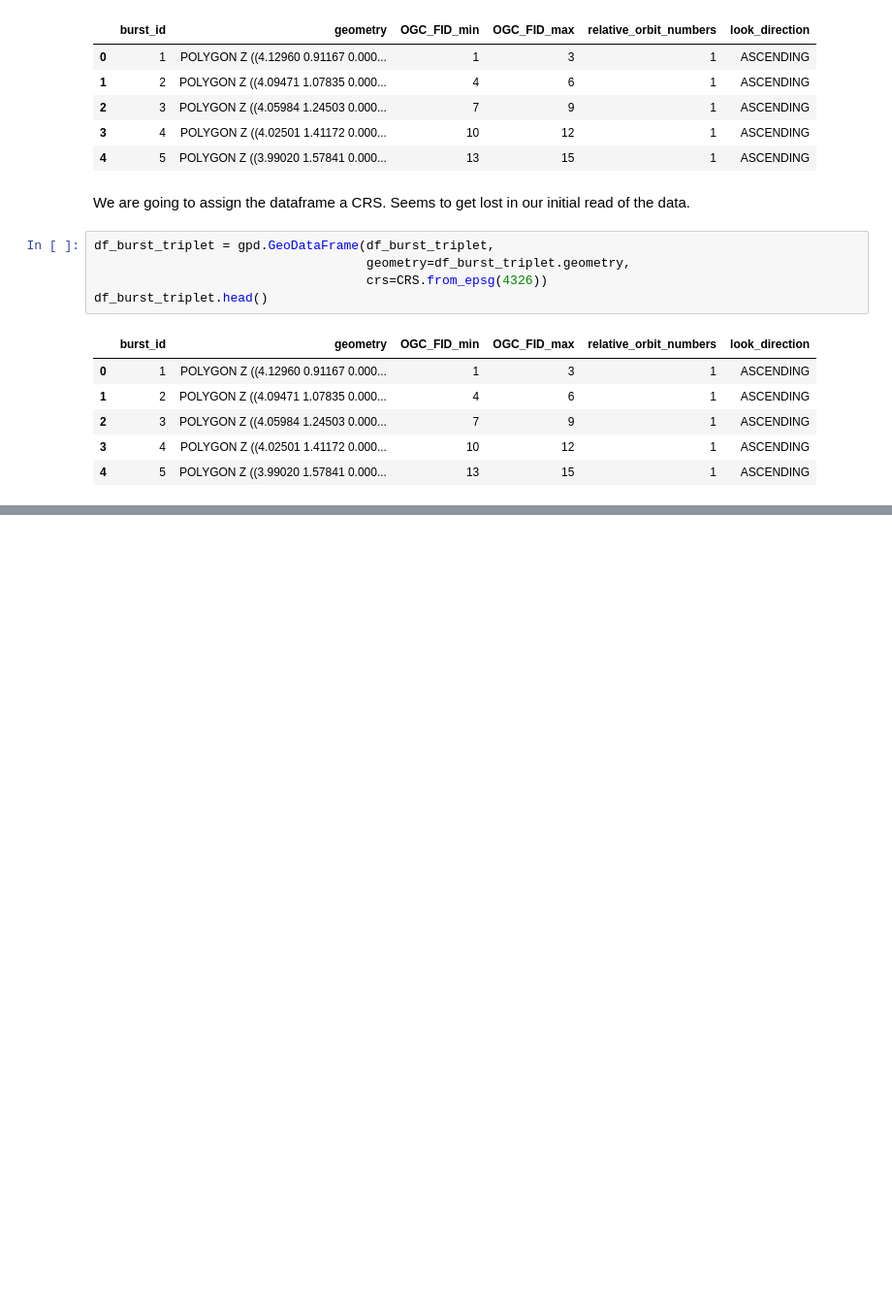
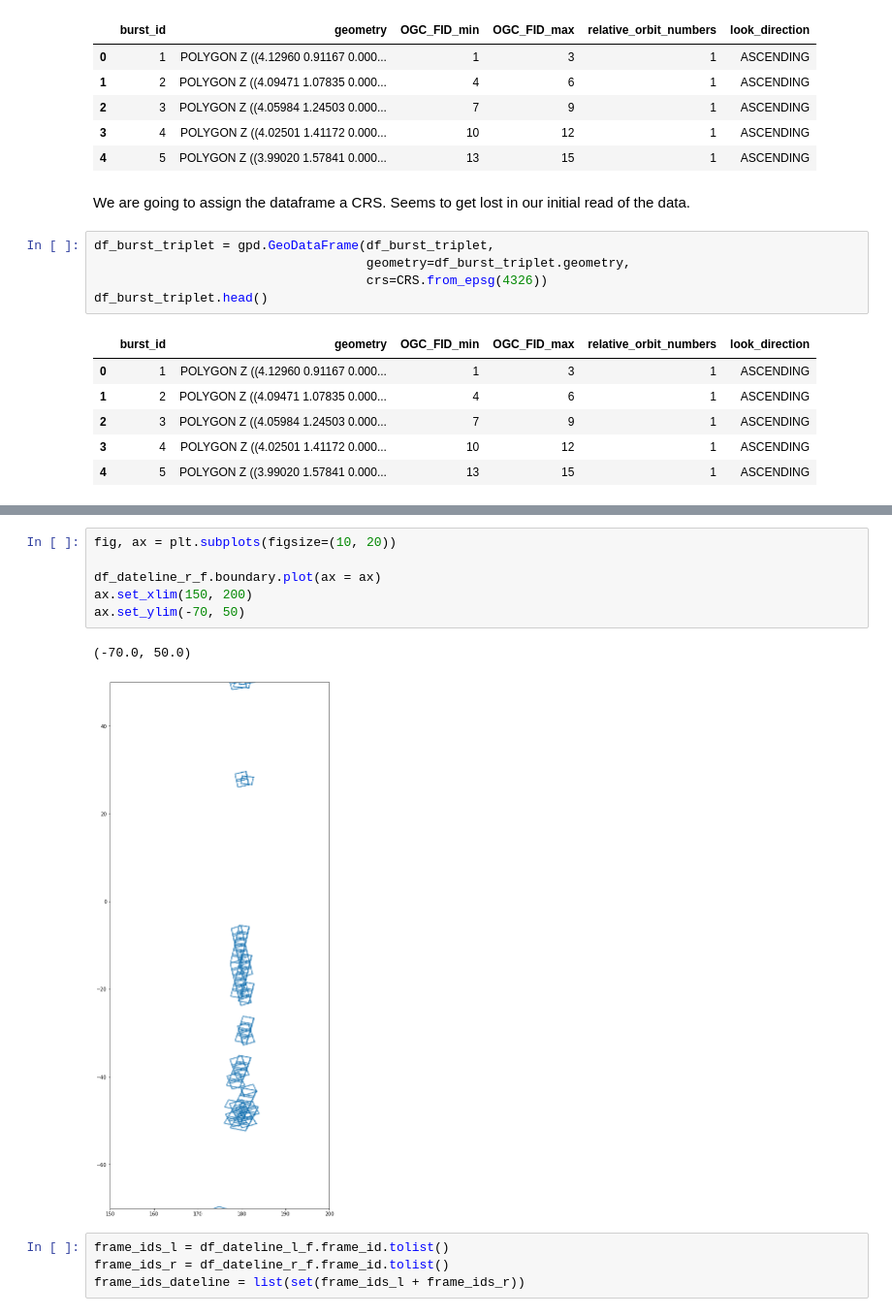
Before and after one commit to ACCESS-Cloud-Based-InSAR/s1-frame-generation, a Jupyter notebook: 1 Generate Frames from S1-bursts.ipynb, the cells around one changed output, grey strips where cells are left out. Shown: that part at 97% size. Drawn from its saved outputs; the diff is of its cells as text; blank space fills up the shorter version.

```diff
--- a/1 Generate Frames from S1-bursts.ipynb
+++ b/1 Generate Frames from S1-bursts.ipynb
@@ -314,0 +273,13 @@ df_frames_final.to_file('s1_frames.geojson', driver='GeoJSON')
+# %%
+fig, ax = plt.subplots(figsize=(10, 20))
+
+df_dateline_r_f.boundary.plot(ax = ax)
+ax.set_xlim(150, 200)
+ax.set_ylim(-70, 50)
+# %% [output]
+(-70.0, 50.0)
+[figure, added]
+# %%
+frame_ids_l = df_dateline_l_f.frame_id.tolist()
+frame_ids_r = df_dateline_r_f.frame_id.tolist()
+frame_ids_dateline = list(set(frame_ids_l + frame_ids_r))
```
Also changed, not shown: parts of 56 cells of this notebook, 1 other file.
